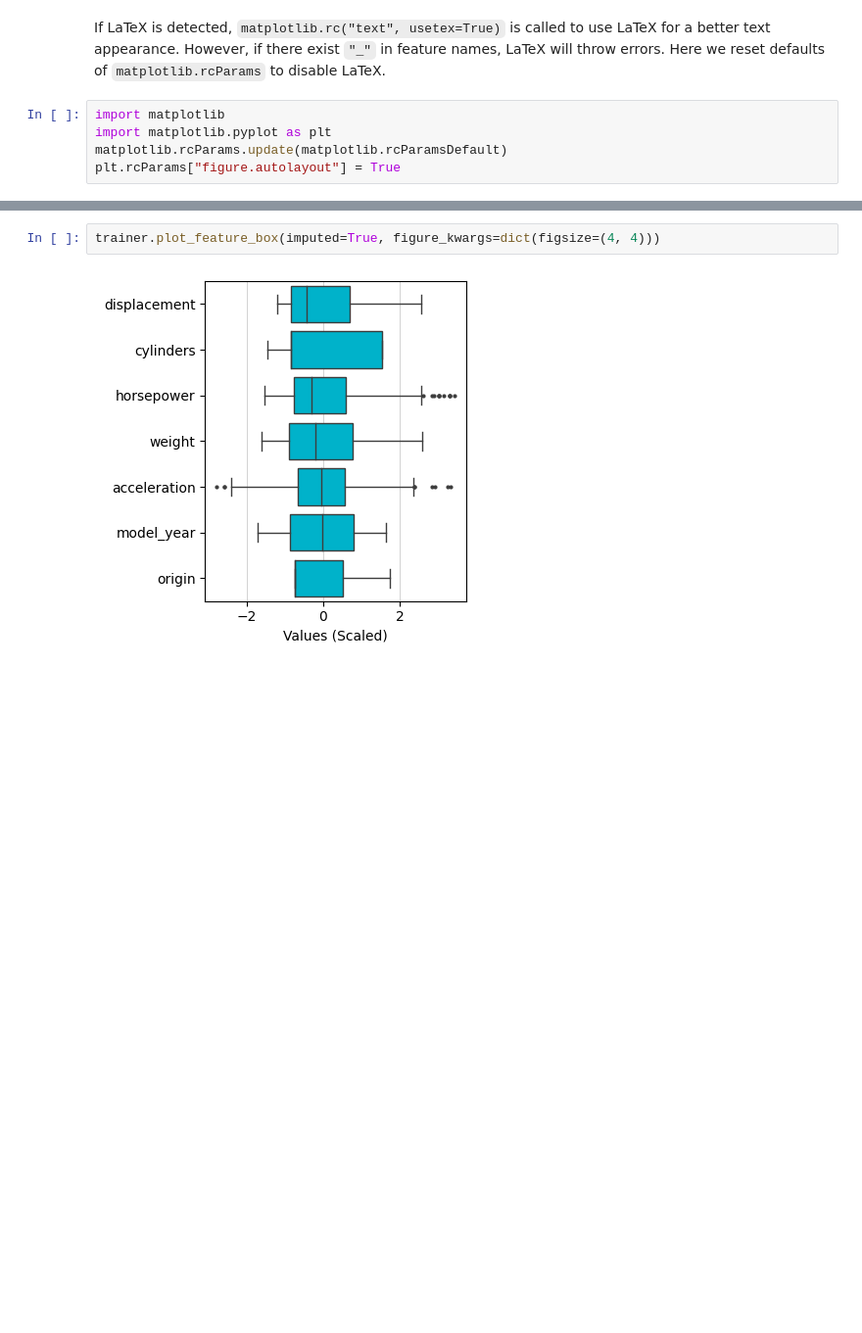
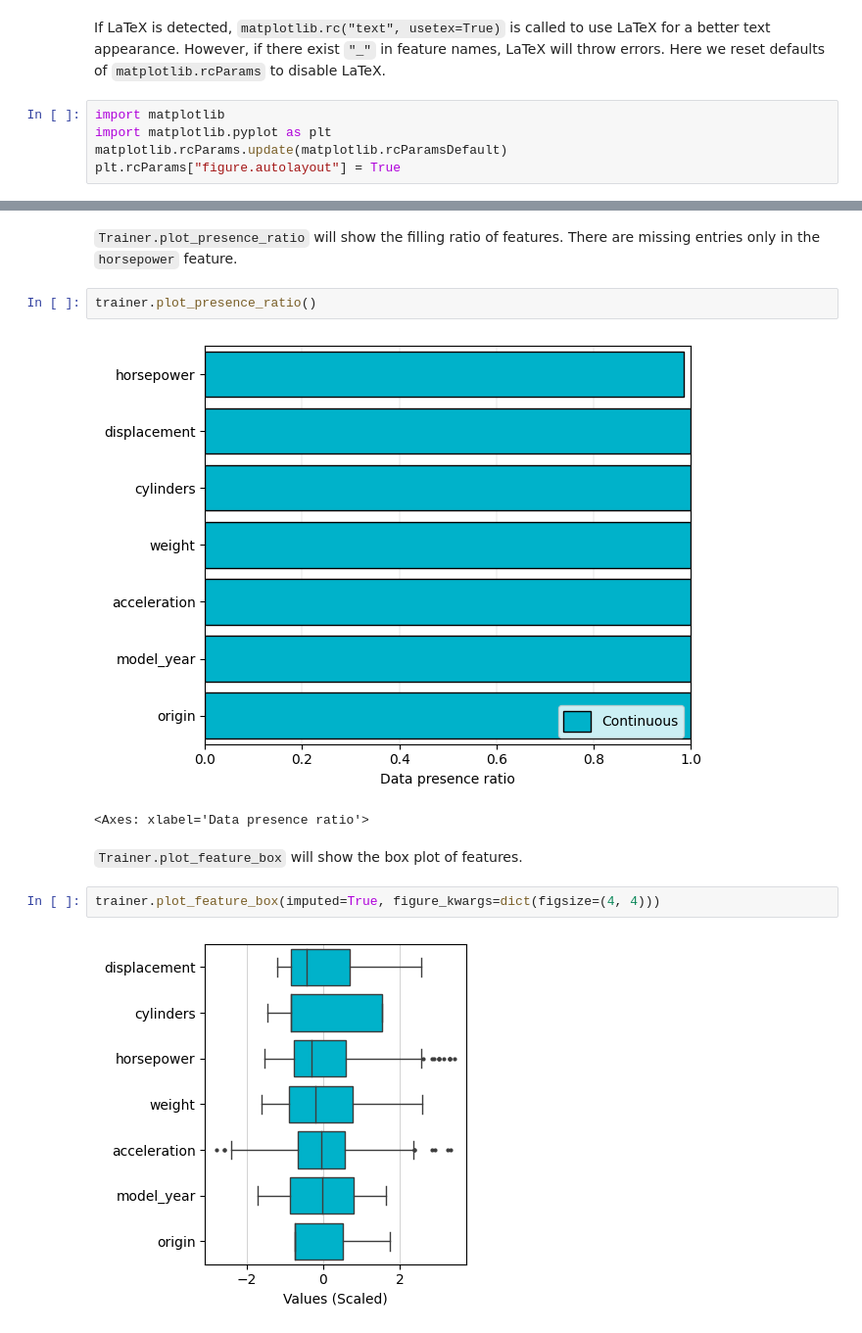
Before and after one commit to Luwen-Zhang/tabular_ensemble, a Jupyter notebook: docs/source/examples/get_started/plotting.ipynb, the cells around one changed output, grey strips where cells are left out. Shown at 98% size. Saved outputs shown, nothing was run; the diff lists cells and outputs as text; blank space fills up the shorter version.

```diff
--- a/docs/source/examples/get_started/plotting.ipynb
+++ b/docs/source/examples/get_started/plotting.ipynb
@@ -74,3 +81,12 @@ plt.rcParams["figure.autolayout"] = True
+# %% [markdown]
+`Trainer.plot_presence_ratio` will show the filling ratio of features. There are missing entries only in the `horsepower` feature.
+# %%
+trainer.plot_presence_ratio()
+# %% [output]
+[figure, added]
+<Axes: xlabel='Data presence ratio'>
+# %% [markdown]
+`Trainer.plot_feature_box` will show the box plot of features.
 # %%
 trainer.plot_feature_box(imputed=True, figure_kwargs=dict(figsize=(4, 4)))
 # %% [output]
```
Also changed, not shown: parts of 22 cells of this notebook.
